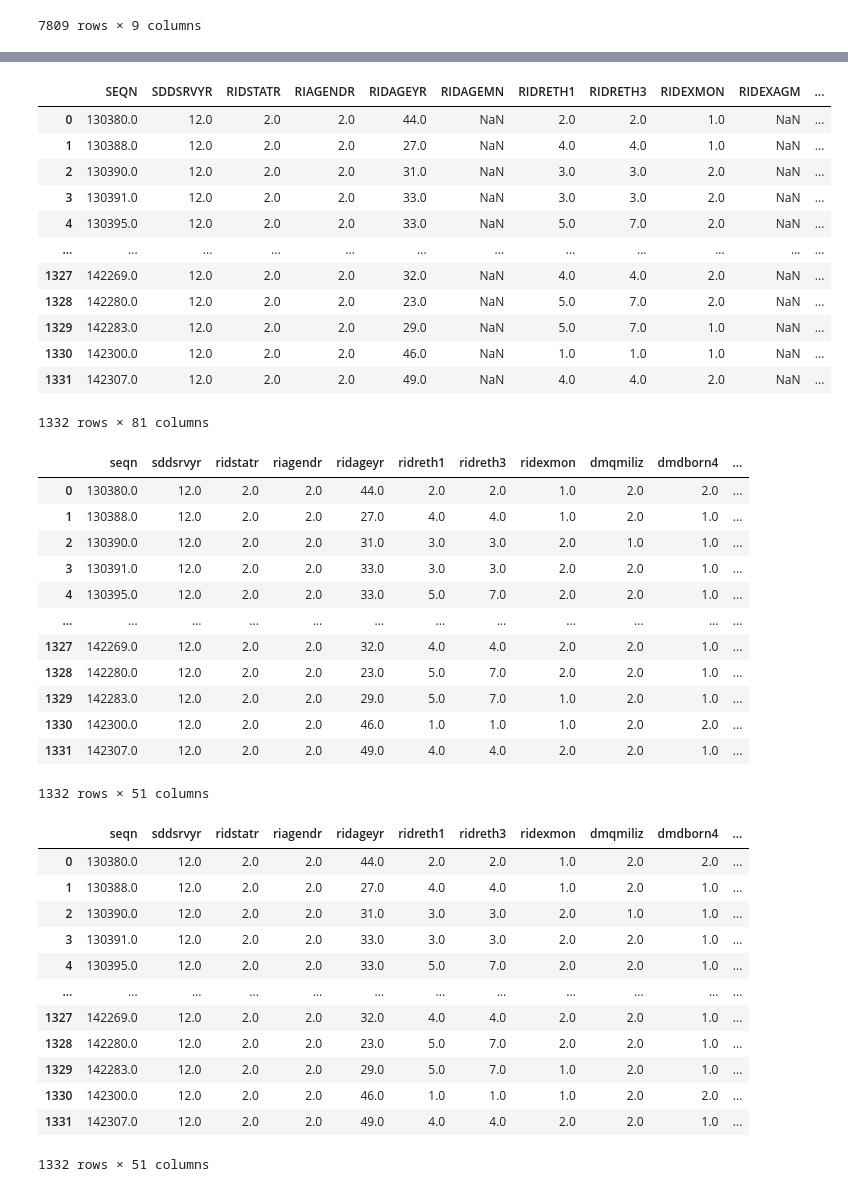
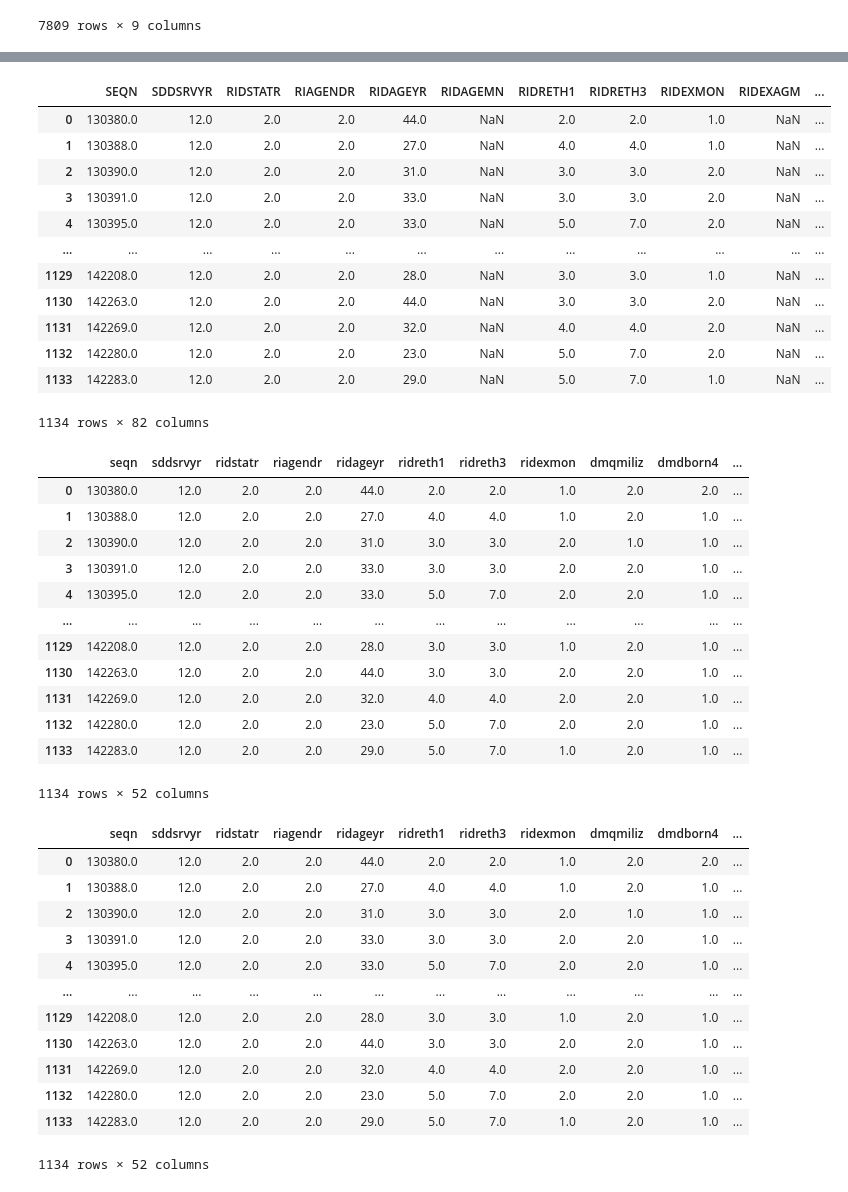
Before and after one commit to manaswithasunkara/Bias-mititgation-Healthcare-, a Jupyter notebook: Bias_Mitigation.ipynb, the cells around one changed output, grey strips where cells are left out. Drawn from its saved outputs; the diff is of its cells as text; code cells hidden in the pictures.

Commit message:
Filtered out rows data is ready

```diff
--- a/Bias_Mitigation.ipynb
+++ b/Bias_Mitigation.ipynb
@@ -122,3 +122,5 @@ kidneyCondition_data
 # %%
 BDmass_data= load_dataset("BMX_L.xpt")
 vitD_data= load_dataset('VID_L.xpt')
+Preg_data= load_dataset('UCPREG_L.xpt')
+Preg_data
@@ -125,25 +141,26 @@ vitD_data= load_dataset('VID_L.xpt')
 # %%
 data= demo_data.merge(fertin_data, on='SEQN')
 data= data.merge(creactive_data, on='SEQN')
 data= data.merge(kidneyCondition_data, on='SEQN')
 data= data.merge(insurance_data, on='SEQN')
 data= data.merge(vitD_data, on='SEQN')
 data= data.merge(BDmass_data, on='SEQN')
+data= data.merge(Preg_data, on='SEQN')
 data
 # %% [output]
 |  | SEQN | SDDSRVYR | RIDSTATR | RIAGENDR | RIDAGEYR | RIDAGEMN | RIDRETH1 | RIDRETH3 | RIDEXMON | RIDEXAGM | ... |
 | 0 | 130380.0 | 12.0 | 2.0 | 2.0 | 44.0 | NaN | 2.0 | 2.0 | 1.0 | NaN | ... |
 | 1 | 130388.0 | 12.0 | 2.0 | 2.0 | 27.0 | NaN | 4.0 | 4.0 | 1.0 | NaN | ... |
 | 2 | 130390.0 | 12.0 | 2.0 | 2.0 | 31.0 | NaN | 3.0 | 3.0 | 2.0 | NaN | ... |
 | 3 | 130391.0 | 12.0 | 2.0 | 2.0 | 33.0 | NaN | 3.0 | 3.0 | 2.0 | NaN | ... |
 | 4 | 130395.0 | 12.0 | 2.0 | 2.0 | 33.0 | NaN | 5.0 | 7.0 | 2.0 | NaN | ... |
 | ... | ... | ... | ... | ... | ... | ... | ... | ... | ... | ... | ... |
-| 1327 | 142269.0 | 12.0 | 2.0 | 2.0 | 32.0 | NaN | 4.0 | 4.0 | 2.0 | NaN | ... |
-| 1328 | 142280.0 | 12.0 | 2.0 | 2.0 | 23.0 | NaN | 5.0 | 7.0 | 2.0 | NaN | ... |
-| 1329 | 142283.0 | 12.0 | 2.0 | 2.0 | 29.0 | NaN | 5.0 | 7.0 | 1.0 | NaN | ... |
-| 1330 | 142300.0 | 12.0 | 2.0 | 2.0 | 46.0 | NaN | 1.0 | 1.0 | 1.0 | NaN | ... |
-| 1331 | 142307.0 | 12.0 | 2.0 | 2.0 | 49.0 | NaN | 4.0 | 4.0 | 2.0 | NaN | ... |
+| 1129 | 142208.0 | 12.0 | 2.0 | 2.0 | 28.0 | NaN | 3.0 | 3.0 | 1.0 | NaN | ... |
+| 1130 | 142263.0 | 12.0 | 2.0 | 2.0 | 44.0 | NaN | 3.0 | 3.0 | 2.0 | NaN | ... |
+| 1131 | 142269.0 | 12.0 | 2.0 | 2.0 | 32.0 | NaN | 4.0 | 4.0 | 2.0 | NaN | ... |
+| 1132 | 142280.0 | 12.0 | 2.0 | 2.0 | 23.0 | NaN | 5.0 | 7.0 | 2.0 | NaN | ... |
+| 1133 | 142283.0 | 12.0 | 2.0 | 2.0 | 29.0 | NaN | 5.0 | 7.0 | 1.0 | NaN | ... |
-1332 rows × 81 columns
+1134 rows × 82 columns
 # %%
 
 data= data.drop_duplicates(subset='SEQN')
@@ -164,12 +181,12 @@ data
 | 3 | 130391.0 | 12.0 | 2.0 | 2.0 | 33.0 | 3.0 | 3.0 | 2.0 | 2.0 | 1.0 | ... |
 | 4 | 130395.0 | 12.0 | 2.0 | 2.0 | 33.0 | 5.0 | 7.0 | 2.0 | 2.0 | 1.0 | ... |
 | ... | ... | ... | ... | ... | ... | ... | ... | ... | ... | ... | ... |
-| 1327 | 142269.0 | 12.0 | 2.0 | 2.0 | 32.0 | 4.0 | 4.0 | 2.0 | 2.0 | 1.0 | ... |
-| 1328 | 142280.0 | 12.0 | 2.0 | 2.0 | 23.0 | 5.0 | 7.0 | 2.0 | 2.0 | 1.0 | ... |
-| 1329 | 142283.0 | 12.0 | 2.0 | 2.0 | 29.0 | 5.0 | 7.0 | 1.0 | 2.0 | 1.0 | ... |
-| 1330 | 142300.0 | 12.0 | 2.0 | 2.0 | 46.0 | 1.0 | 1.0 | 1.0 | 2.0 | 2.0 | ... |
-| 1331 | 142307.0 | 12.0 | 2.0 | 2.0 | 49.0 | 4.0 | 4.0 | 2.0 | 2.0 | 1.0 | ... |
+| 1129 | 142208.0 | 12.0 | 2.0 | 2.0 | 28.0 | 3.0 | 3.0 | 1.0 | 2.0 | 1.0 | ... |
+| 1130 | 142263.0 | 12.0 | 2.0 | 2.0 | 44.0 | 3.0 | 3.0 | 2.0 | 2.0 | 1.0 | ... |
+| 1131 | 142269.0 | 12.0 | 2.0 | 2.0 | 32.0 | 4.0 | 4.0 | 2.0 | 2.0 | 1.0 | ... |
+| 1132 | 142280.0 | 12.0 | 2.0 | 2.0 | 23.0 | 5.0 | 7.0 | 2.0 | 2.0 | 1.0 | ... |
+| 1133 | 142283.0 | 12.0 | 2.0 | 2.0 | 29.0 | 5.0 | 7.0 | 1.0 | 2.0 | 1.0 | ... |
-1332 rows × 51 columns
+1134 rows × 52 columns
 # %%
 numeric_cols = data.select_dtypes(include=['int64', 'float64']).columns
 categorical_cols = data.select_dtypes(include=['object']).columns
@@ -190,9 +207,9 @@ data
 | 3 | 130391.0 | 12.0 | 2.0 | 2.0 | 33.0 | 3.0 | 3.0 | 2.0 | 2.0 | 1.0 | ... |
 | 4 | 130395.0 | 12.0 | 2.0 | 2.0 | 33.0 | 5.0 | 7.0 | 2.0 | 2.0 | 1.0 | ... |
 | ... | ... | ... | ... | ... | ... | ... | ... | ... | ... | ... | ... |
-| 1327 | 142269.0 | 12.0 | 2.0 | 2.0 | 32.0 | 4.0 | 4.0 | 2.0 | 2.0 | 1.0 | ... |
-| 1328 | 142280.0 | 12.0 | 2.0 | 2.0 | 23.0 | 5.0 | 7.0 | 2.0 | 2.0 | 1.0 | ... |
-| 1329 | 142283.0 | 12.0 | 2.0 | 2.0 | 29.0 | 5.0 | 7.0 | 1.0 | 2.0 | 1.0 | ... |
-| 1330 | 142300.0 | 12.0 | 2.0 | 2.0 | 46.0 | 1.0 | 1.0 | 1.0 | 2.0 | 2.0 | ... |
-| 1331 | 142307.0 | 12.0 | 2.0 | 2.0 | 49.0 | 4.0 | 4.0 | 2.0 | 2.0 | 1.0 | ... |
+| 1129 | 142208.0 | 12.0 | 2.0 | 2.0 | 28.0 | 3.0 | 3.0 | 1.0 | 2.0 | 1.0 | ... |
+| 1130 | 142263.0 | 12.0 | 2.0 | 2.0 | 44.0 | 3.0 | 3.0 | 2.0 | 2.0 | 1.0 | ... |
+| 1131 | 142269.0 | 12.0 | 2.0 | 2.0 | 32.0 | 4.0 | 4.0 | 2.0 | 2.0 | 1.0 | ... |
+| 1132 | 142280.0 | 12.0 | 2.0 | 2.0 | 23.0 | 5.0 | 7.0 | 2.0 | 2.0 | 1.0 | ... |
+| 1133 | 142283.0 | 12.0 | 2.0 | 2.0 | 29.0 | 5.0 | 7.0 | 1.0 | 2.0 | 1.0 | ... |
-1332 rows × 51 columns
+1134 rows × 52 columns
```
Also changed, not shown: parts of 2 cells of this notebook, 1 other file.
